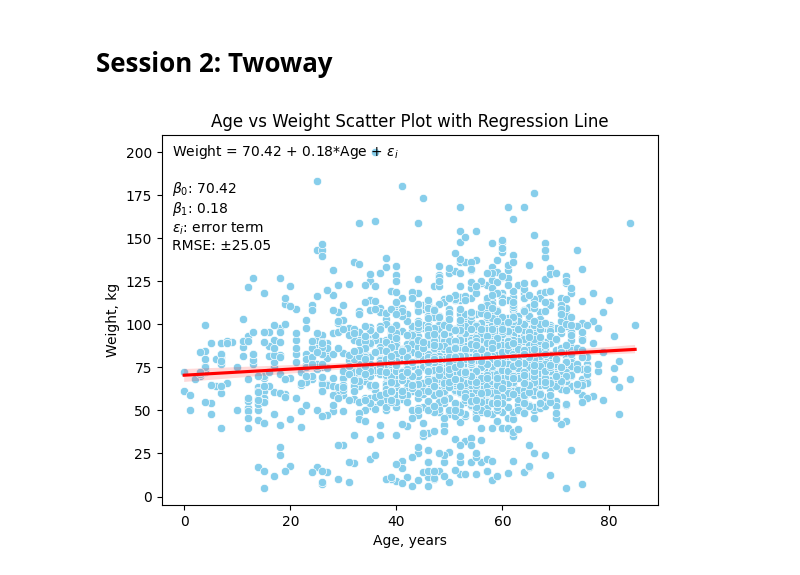
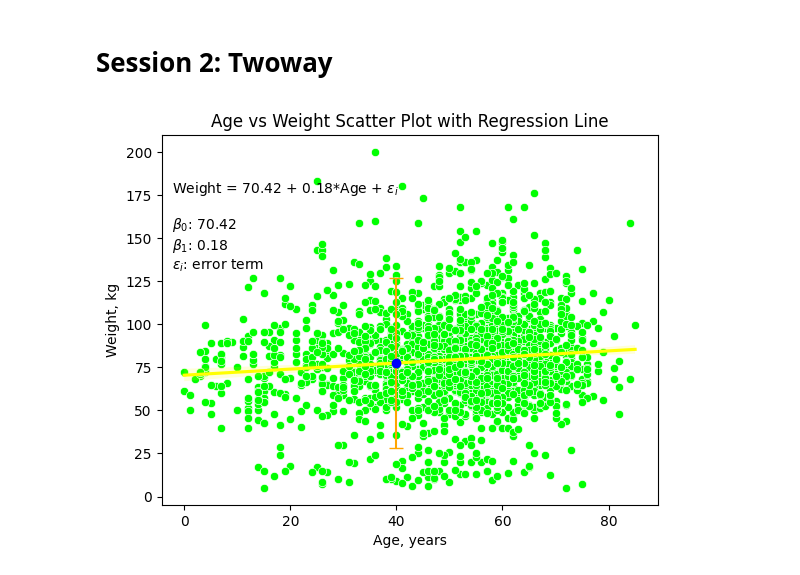
Before and after one commit to jhustata/libro, a Jupyter notebook: _build/jupyter_execute/chapter2.ipynb, the cells around one changed output. Saved outputs shown, nothing was run; the diff lists cells and outputs as text; code cells hidden in the pictures.

```diff
--- a/_build/jupyter_execute/chapter2.ipynb
+++ b/_build/jupyter_execute/chapter2.ipynb
@@ -22,37 +22,47 @@ age = data['age']
 weight = data['don_wgt_kg']
 
 # Run a simple linear regression to get the parameters
-X = sm.add_constant(age) # adding a constant (intercept term) to the model
+X = sm.add_constant(age)  # adding a constant (intercept term) to the model
 model = sm.OLS(weight, X).fit()
 beta0 = model.params[0]
 beta1 = model.params[1]
 
 # Compute the Root Mean Squared Error (RMSE)
 y_true = weight
 y_pred = model.predict(X)
 rmse = np.sqrt(mean_squared_error(y_true, y_pred))
 
+# Calculate the predicted weight at age 40
+age_40 = 40
+weight_40 = beta0 + beta1 * age_40
+
+# Calculate the upper and lower bounds of the error bar
+error = 1.96 * rmse
+
 # Create a figure and axis
 fig, ax = plt.subplots()
 
 # Generate a scatter plot
-sns.scatterplot(x=age, y=weight, color='skyblue', ax=ax)
+sns.scatterplot(x=age, y=weight, color='lime', ax=ax)
 
 # Generate a regression line
-sns.regplot(x=age, y=weight, scatter=False, color='red', ax=ax)
+sns.regplot(x=age, y=weight, scatter=False, color='yellow', ax=ax)
+
+# Add the error bar
+ax.errorbar(age_40, weight_40, yerr=error, fmt='o', color='orange', mec='blue', mfc='blue', label='Error Bar', capsize=5)
 
 # Adding text for beta0, beta1, error term, and RMSE
 formula = f'Weight = {beta0:.2f} + {beta1:.2f}*Age + $\\epsilon_i$'
-params = f'$\\beta_0$: {beta0:.2f}\n$\\beta_1$: {beta1:.2f}\n$\\epsilon_i$: error term\nRMSE: ±{rmse:.2f}'
-ax.text(0.02, 0.98, formula + '\n\n' + params, transform=ax.transAxes, verticalalignment='top')
+params = f'$\\beta_0$: {beta0:.2f}\n$\\beta_1$: {beta1:.2f}\n$\\epsilon_i$: error term\n'
+ax.text(0.02, 0.88, formula + '\n\n' + params + '\n\n', transform=ax.transAxes, verticalalignment='top')
 
 # Styling
 plt.title('Age vs Weight Scatter Plot with Regression Line')
 plt.xlabel('Age, years')
 plt.ylabel('Weight, kg')
 
 # Save the figure
 plt.savefig('age_weight_scatterplot.png')
 plt.show()
 # %% [output]
-[figure, old version]
+[figure, new version]
```
Also changed, not shown: 41 other files.
